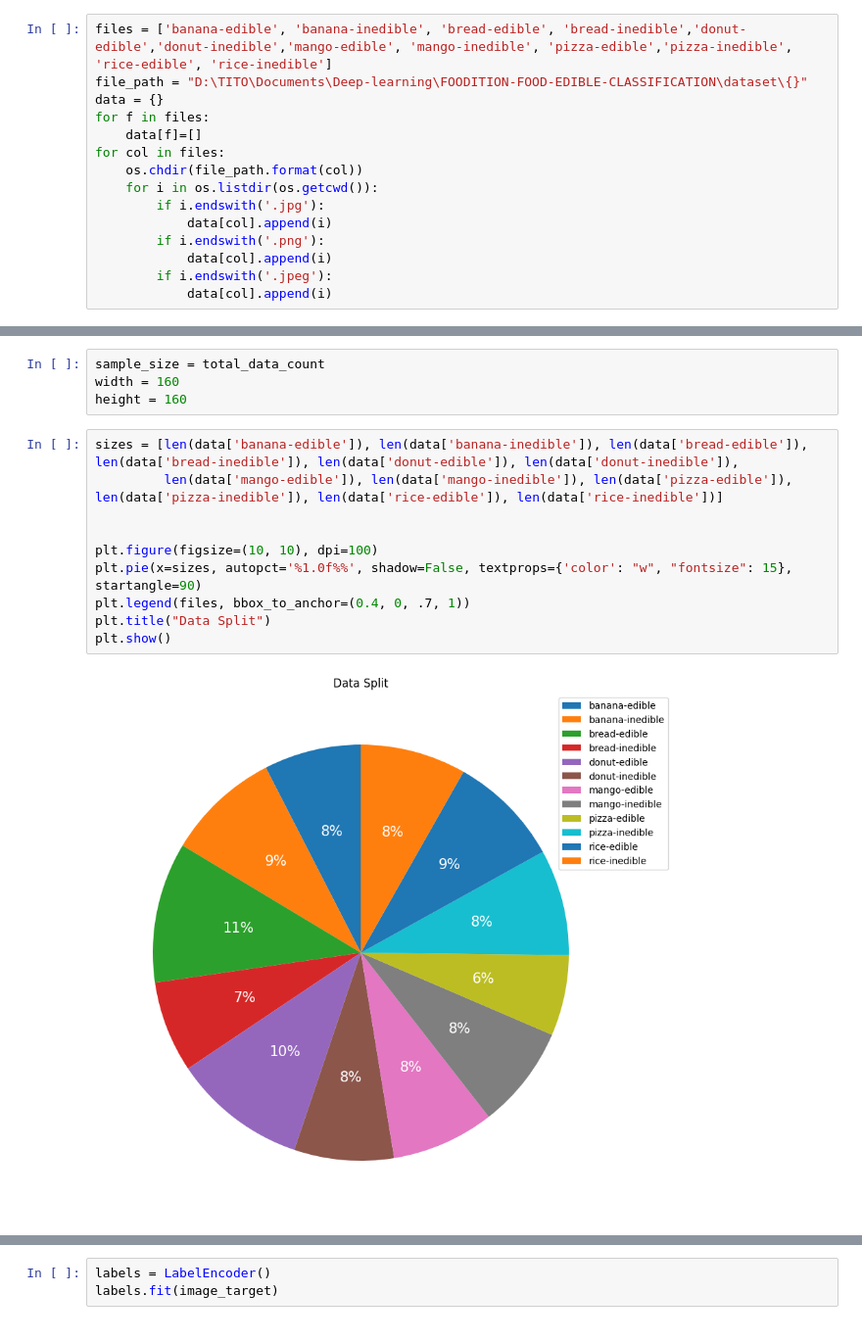
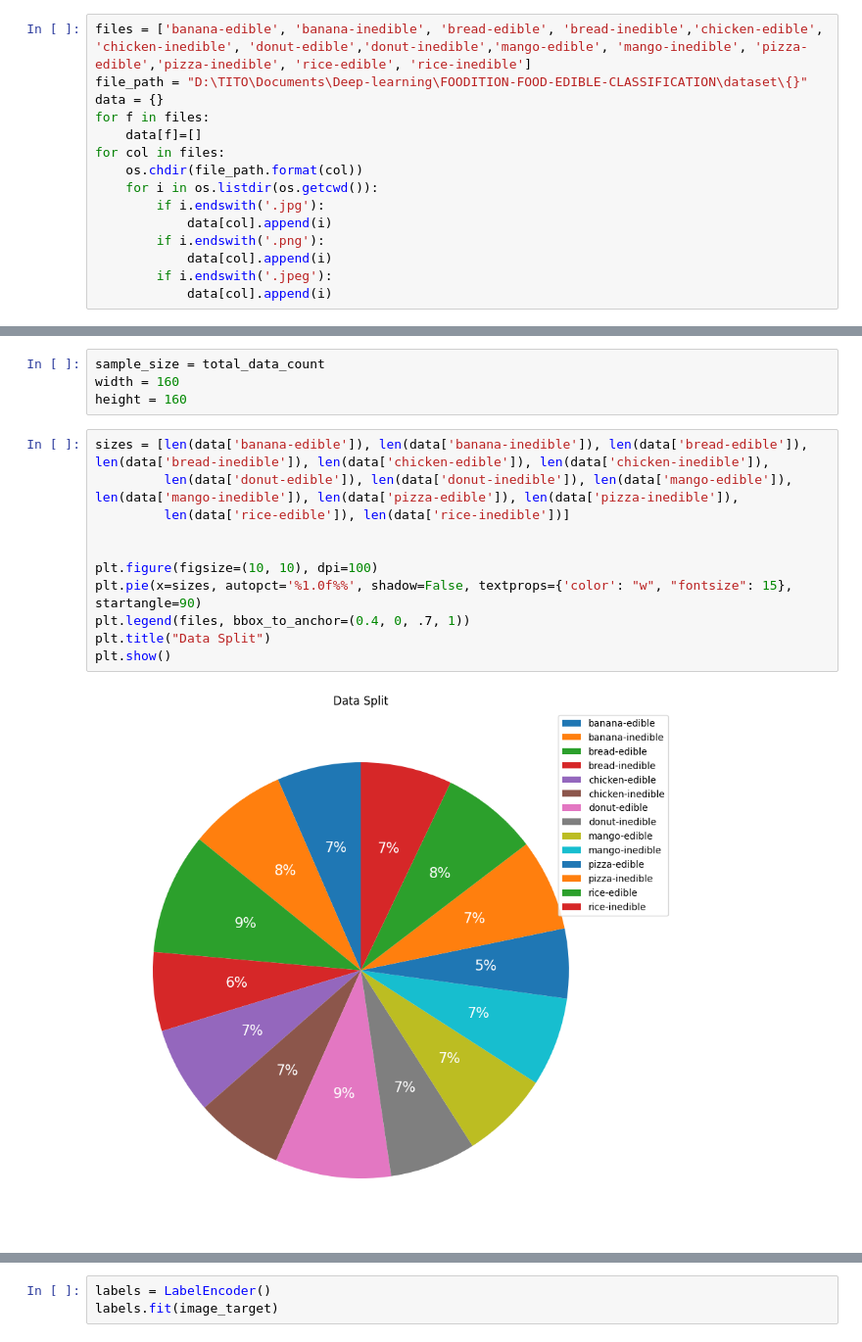
Before and after one commit to Savory-Team/foodition-edible-food-classification, a Jupyter notebook: classifier.ipynb, the cells around one changed output, grey strips where cells are left out. Shown at 98% size. Cells and saved outputs as stored; diff of their text form.

Commit message:
update: add chicken class 😋

```diff
--- a/classifier.ipynb
+++ b/classifier.ipynb
@@ -19,5 +21,5 @@ from sklearn.model_selection import train_test_split
 # %%
-files = ['banana-edible', 'banana-inedible', 'bread-edible', 'bread-inedible','donut-edible','donut-inedible','mango-edible', 'mango-inedible', 'pizza-edible','pizza-inedible', 'rice-edible', 'rice-inedible']
+files = ['banana-edible', 'banana-inedible', 'bread-edible', 'bread-inedible','chicken-edible', 'chicken-inedible', 'donut-edible','donut-inedible','mango-edible', 'mango-inedible', 'pizza-edible','pizza-inedible', 'rice-edible', 'rice-inedible']
 file_path = "D:\TITO\Documents\Deep-learning\FOODITION-FOOD-EDIBLE-CLASSIFICATION\dataset\{}"
 data = {}
 for f in files:
@@ -42,17 +44,18 @@ sample_size = total_data_count
 width = 160
 height = 160
 # %%
-sizes = [len(data['banana-edible']), len(data['banana-inedible']), len(data['bread-edible']), len(data['bread-inedible']), len(data['donut-edible']), len(data['donut-inedible']),
-         len(data['mango-edible']), len(data['mango-inedible']), len(data['pizza-edible']), len(data['pizza-inedible']), len(data['rice-edible']), len(data['rice-inedible'])]
+sizes = [len(data['banana-edible']), len(data['banana-inedible']), len(data['bread-edible']), len(data['bread-inedible']), len(data['chicken-edible']), len(data['chicken-inedible']),
+         len(data['donut-edible']), len(data['donut-inedible']), len(data['mango-edible']), len(data['mango-inedible']), len(data['pizza-edible']), len(data['pizza-inedible']),
+         len(data['rice-edible']), len(data['rice-inedible'])]
 
 
 plt.figure(figsize=(10, 10), dpi=100)
 plt.pie(x=sizes, autopct='%1.0f%%', shadow=False, textprops={'color': "w", "fontsize": 15}, startangle=90)
 plt.legend(files, bbox_to_anchor=(0.4, 0, .7, 1))
 plt.title("Data Split")
 plt.show()
 # %% [output]
-[figure, old version]
+[figure, new version]
 # %%
 start = time.time()
 image_data = []
```
Also changed, not shown: parts of 13 cells of this notebook, 3 other files.
